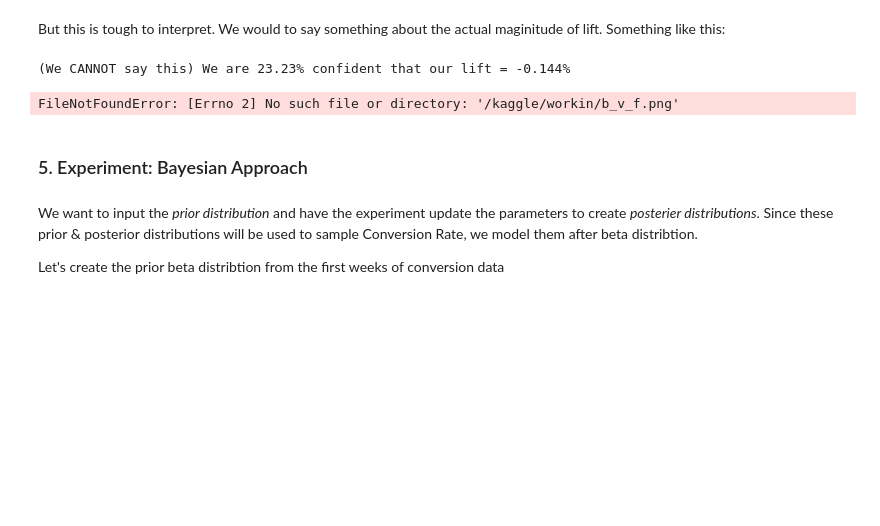
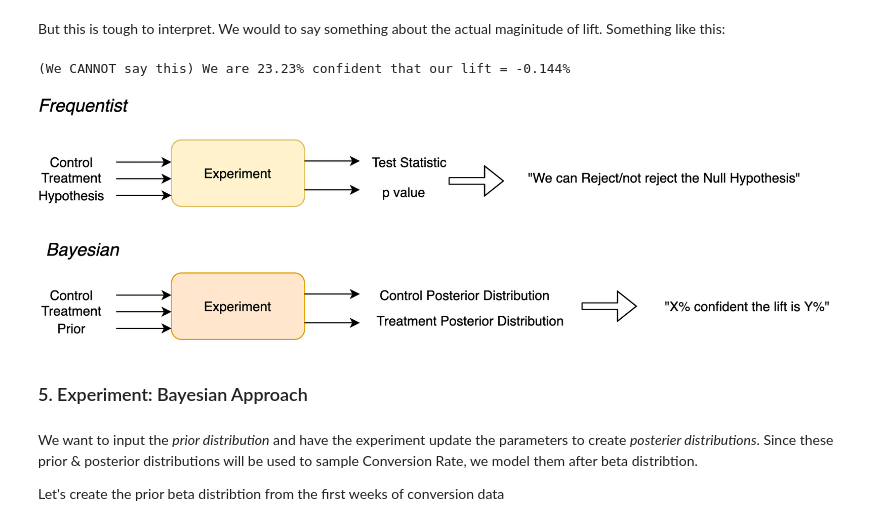
Before and after one commit to thedatanerdz/MLP-30, a Jupyter notebook: mlp-30-1-a-b-test-using-bayesian-testing-webpage.ipynb, the cells around one changed output. Cells and saved outputs as stored; diff of their text form; code cells hidden in the pictures; blank space fills up the shorter version.

Commit message:
Kaggle Notebook | MLP 30.1 - A/B test using Bayesian testing webpage | Version 2

```diff
--- a/mlp-30-1-a-b-test-using-bayesian-testing-webpage.ipynb
+++ b/mlp-30-1-a-b-test-using-bayesian-testing-webpage.ipynb
@@ -168,9 +180,9 @@ print(f"(We CANNOT say this) We are {round(p_value * 100, 2)}% confident that ou
 # %% [output]
 (We CANNOT say this) We are 23.23% confident that our lift = -0.144%
 # %%
-Image(filename= '/kaggle/workin/b_v_f.png')
+Image(filename= '/kaggle/input/explaa/b_v_f.png')
 # %% [output]
-FileNotFoundError: [Errno 2] No such file or directory: '/kaggle/workin/b_v_f.png'
+[figure, added]
 # %% [markdown]
 ### 5. Experiment: Bayesian Approach
 # %% [markdown]
```
Also changed, not shown: parts of 10 cells of this notebook.
